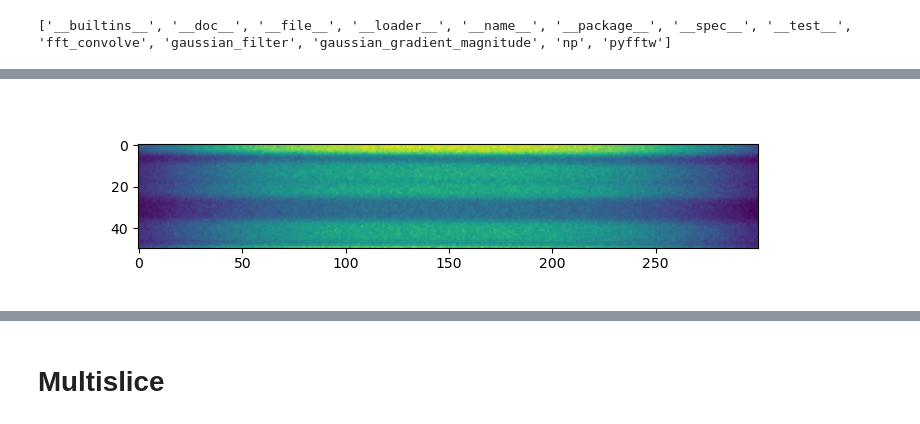
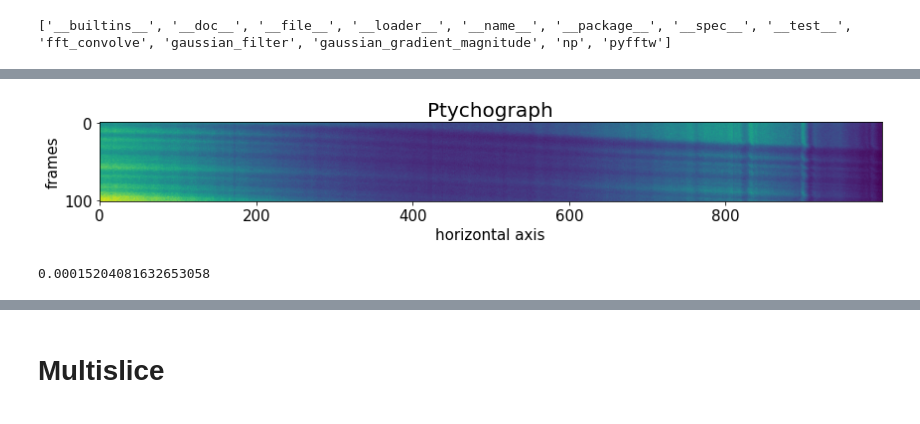
Before and after one commit to simply-nicky/pyrost, a Jupyter notebook: dev.ipynb, the cells around one changed output, grey strips where cells are left out. Saved outputs shown, nothing was run; the diff lists cells and outputs as text; code cells hidden in the pictures.

```diff
--- a/dev.ipynb
+++ b/dev.ipynb
@@ -52,7 +39,27 @@ Wall time: 2.49 ms
-# %%
-%matplotlib widget
-fig, ax = plt.subplots(figsize=(8, 2))
-ax.imshow(data.data[:, 0])
-plt.show()
-# %% [output]
-[figure, removed]
+# %%
+data = rst.cxi_converter_sigray(scan_num=2989, target='Mo', distance=2.)
+# %%
+data = data.update_mask(pmax=99.999, update='multiply')
+data = data.integrate_data(axis=0)
+data = data.crop_data(roi=(0, 1, 200, 1200))
+data = data.mirror_data(axis=1)
+# %%
+fig, ax = plt.subplots(figsize=(12, 2))
+ax.imshow(data.get('data')[:, 0])
+ax.set_title('Ptychograph', fontsize=20)
+ax.set_xlabel('horizontal axis', fontsize=15)
+ax.set_ylabel('frames', fontsize=15)
+ax.tick_params(labelsize=15)
+# plt.show()
+fig.set_facecolor('w')
+plt.tight_layout()
+plt.savefig('figures/sigray_ptychograph.png', dpi=300)
+# %% [output]
+[figure, added]
+# %%
+defoci = np.linspace(5e-5, 3e-4, 50)
+sweep_scan = data.defocus_sweep(defoci, size=50, extra_args={'hval': 30})
+defocus = defoci[np.argmax(sweep_scan)]
+print(defocus)
+# %% [output]
+0.00015204081632653058
```
Also changed, not shown: parts of 28 cells of this notebook, 18 other files.
